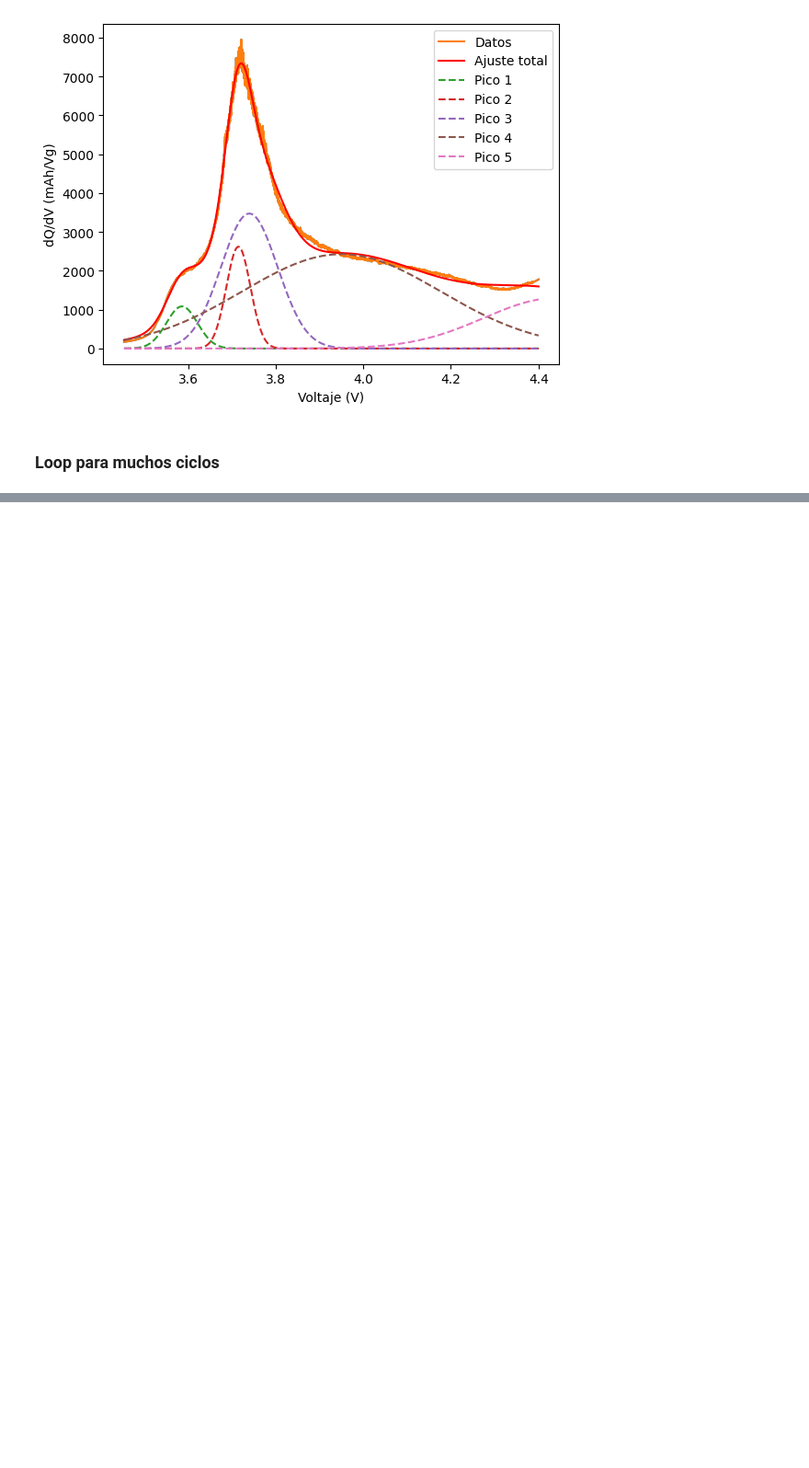
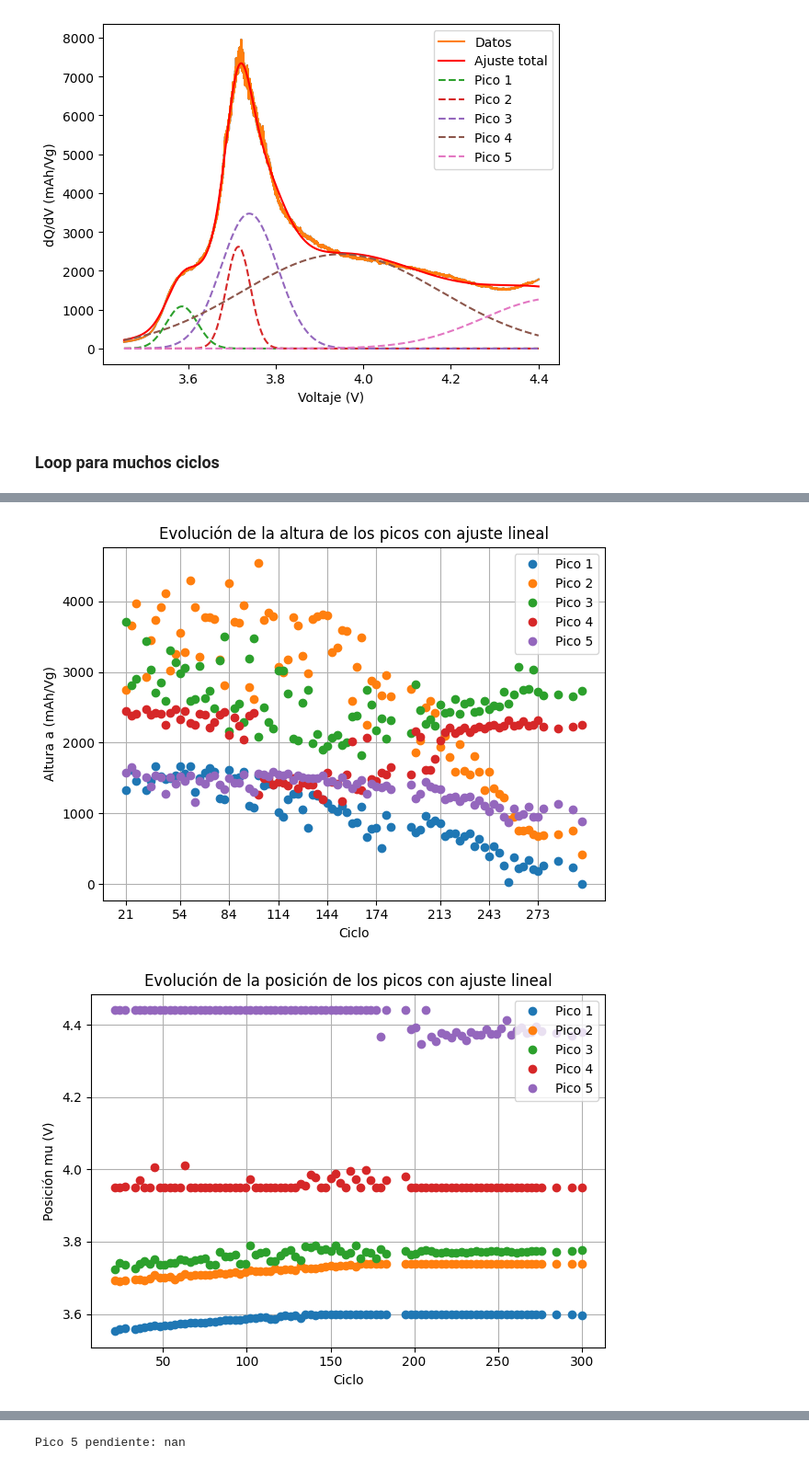
Before and after one commit to majodomenech/proc-icdv, a Jupyter notebook: prueba-gauss-variosciclos.ipynb, the cells around one changed output, grey strips where cells are left out. Shown: that part at 92% size. Saved outputs shown, nothing was run; the diff lists cells and outputs as text; code cells hidden in the pictures; blank space fills up the shorter version.

```diff
--- a/prueba-gauss-variosciclos.ipynb
+++ b/prueba-gauss-variosciclos.ipynb
@@ -363,0 +413,66 @@ plt.show()
+# %%
+n_peaks = len(p_ini)//3
+colors = cm.tab10.colors  # paleta con 10 colores distintos
+x = df_final.index.values  # ciclos
+
+# Evolución de la altura (a) con ajuste lineal
+plt.figure()
+for i in range(n_peaks):
+    y = df_final[f"a{i+1}"].values
+    plt.plot(x, y, 'o', color=colors[i % len(colors)], label=f"Pico {i+1}")
+
+    # Ajuste lineal
+    coef = np.polyfit(x, y, 1)  # grado 1
+    line = np.poly1d(coef)
+    plt.plot(x, line(x), '-', color=colors[i % len(colors)], alpha=0.7)
+
+plt.xlabel("Ciclo")
+plt.ylabel("Altura a (mAh/Vg)")
+plt.xticks(df_final.index[::10])
+plt.title("Evolución de la altura de los picos con ajuste lineal")
+plt.legend()
+plt.grid(True)
+plt.tight_layout()
+#plt.savefig("./output/evolucion_altura_picos_lineal.png", dpi=300)
+plt.show()
+
+# Evolución de la posición (mu) con ajuste lineal
+plt.figure()
+for i in range(n_peaks):
+    y = df_final[f"mu{i+1}"].values
+    plt.plot(x, y, 'o', color=colors[i % len(colors)], label=f"Pico {i+1}")
+
+    coef = np.polyfit(x, y, 1)
+    line = np.poly1d(coef)
+    plt.plot(x, line(x), '-', color=colors[i % len(colors)], alpha=0.7)
+
+plt.xlabel("Ciclo")
+plt.ylabel("Posición mu (V)")
+plt.title("Evolución de la posición de los picos con ajuste lineal")
+plt.legend()
+plt.grid(True)
+plt.tight_layout()
+#plt.savefig("./output/evolucion_posicion_picos_lineal.png", dpi=300)
+plt.show()
+
+# Evolución del área con ajuste lineal
+plt.figure()
+for i in range(n_peaks):
+    y = df_final[f"area{i+1}"].values
+    plt.plot(x, y, 'o', color=colors[i % len(colors)], label=f"Pico {i+1}")
+
+    coef = np.polyfit(x, y, 1)
+    line = np.poly1d(coef)
+    plt.plot(x, line(x), '-', color=colors[i % len(colors)], alpha=0.7)
+
+plt.xlabel("Ciclo")
+plt.ylabel("Área")
+plt.title("Evolución del área de los picos con ajuste lineal")
+plt.legend()
+plt.grid(True)
+plt.tight_layout()
+#plt.savefig("./output/evolucion_area_picos_lineal.png", dpi=300)
+plt.show()
+# %% [output]
+[figure, added]
+[figure, added]
@@ -363,0 +480,4 @@ plt.show()
+# %%
+print(f"Pico {i+1} pendiente: {coef[0]:.4f}")
+# %% [output]
+Pico 5 pendiente: nan
```
Also changed, not shown: parts of 14 cells of this notebook, 3 other files.
